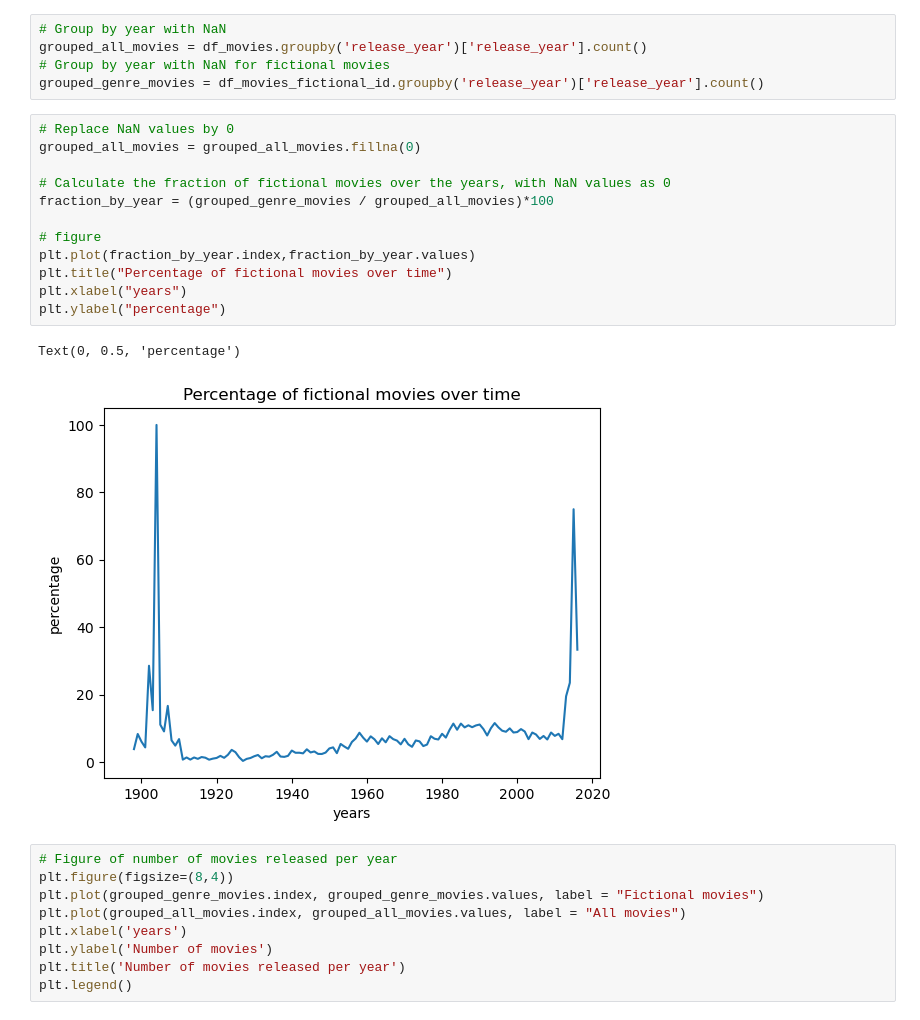
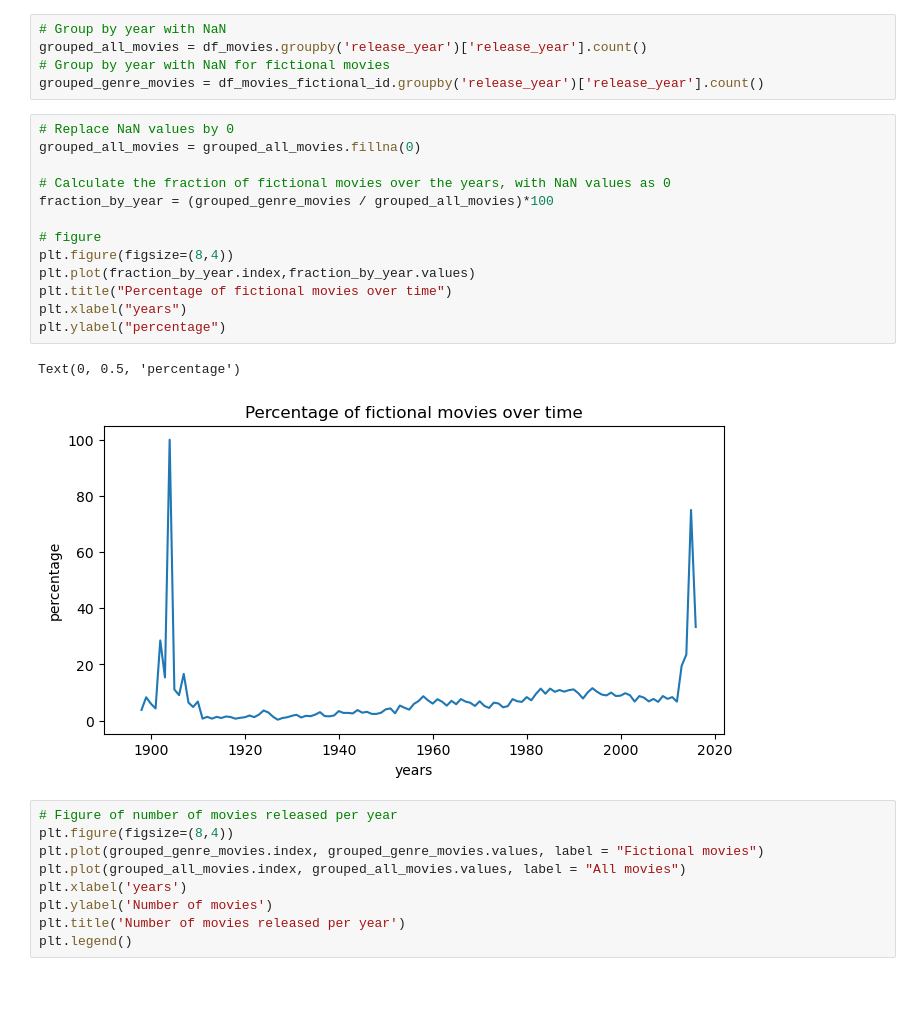
Before and after one commit to epfl-ada/ada-2023-project-thepiratesofthestreet, a Jupyter notebook: milestone2.ipynb, the cells around one changed output. Saved outputs shown, nothing was run; the diff lists cells and outputs as text; blank space fills up the shorter version.

```diff
--- a/milestone2.ipynb
+++ b/milestone2.ipynb
@@ -150,18 +155,19 @@ grouped_genre_movies = df_movies_fictional_id.groupby('release_year')['release_y
 # %%
 # Replace NaN values by 0
 grouped_all_movies = grouped_all_movies.fillna(0)
 
 # Calculate the fraction of fictional movies over the years, with NaN values as 0
 fraction_by_year = (grouped_genre_movies / grouped_all_movies)*100
 
 # figure
+plt.figure(figsize=(8,4))
 plt.plot(fraction_by_year.index,fraction_by_year.values)
 plt.title("Percentage of fictional movies over time")
 plt.xlabel("years")
 plt.ylabel("percentage")
 # %% [output]
 Text(0, 0.5, 'percentage')
-[figure, old version]
+[figure, new version]
 # %%
 # Figure of number of movies released per year
 plt.figure(figsize=(8,4))
```
Also changed, not shown: parts of 27 cells of this notebook.
